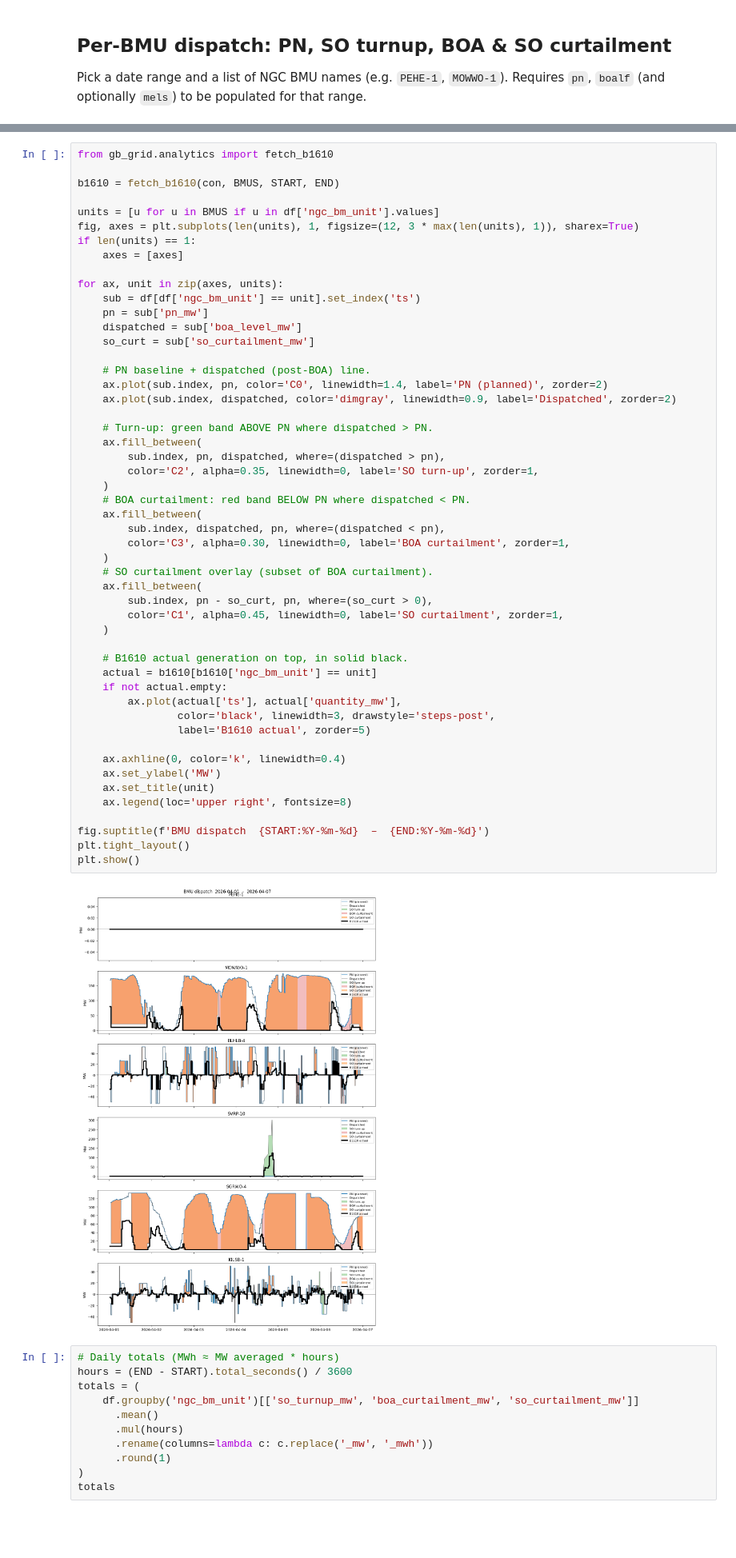
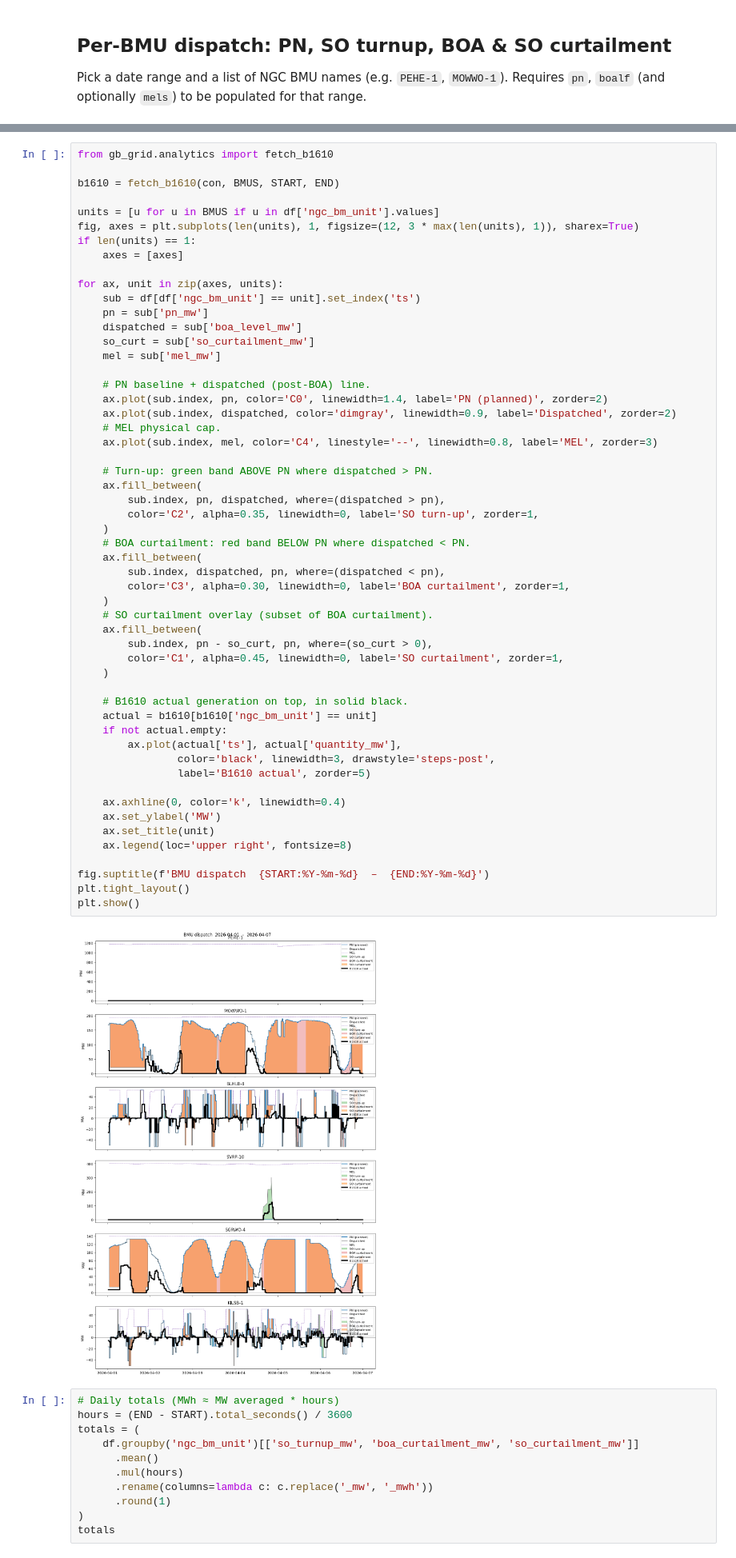
Before and after one commit to chrsphr/gb-grid, a Jupyter notebook: notebooks/explore.ipynb, the cells around one changed output, grey strips where cells are left out. Shown at 80% size. Drawn from its saved outputs; the diff is of its cells as text; blank space fills up the shorter version.

Commit message:
add MEL to graphs

```diff
--- a/notebooks/explore.ipynb
+++ b/notebooks/explore.ipynb
@@ -158,44 +158,47 @@ for ax, unit in zip(axes, units):
     pn = sub['pn_mw']
     dispatched = sub['boa_level_mw']
     so_curt = sub['so_curtailment_mw']
+    mel = sub['mel_mw']
 
     # PN baseline + dispatched (post-BOA) line.
     ax.plot(sub.index, pn, color='C0', linewidth=1.4, label='PN (planned)', zorder=2)
     ax.plot(sub.index, dispatched, color='dimgray', linewidth=0.9, label='Dispatched', zorder=2)
+    # MEL physical cap.
+    ax.plot(sub.index, mel, color='C4', linestyle='--', linewidth=0.8, label='MEL', zorder=3)
 
     # Turn-up: green band ABOVE PN where dispatched > PN.
     ax.fill_between(
         sub.index, pn, dispatched, where=(dispatched > pn),
         color='C2', alpha=0.35, linewidth=0, label='SO turn-up', zorder=1,
     )
     # BOA curtailment: red band BELOW PN where dispatched < PN.
     ax.fill_between(
         sub.index, dispatched, pn, where=(dispatched < pn),
         color='C3', alpha=0.30, linewidth=0, label='BOA curtailment', zorder=1,
     )
     # SO curtailment overlay (subset of BOA curtailment).
     ax.fill_between(
         sub.index, pn - so_curt, pn, where=(so_curt > 0),
         color='C1', alpha=0.45, linewidth=0, label='SO curtailment', zorder=1,
     )
 
     # B1610 actual generation on top, in solid black.
     actual = b1610[b1610['ngc_bm_unit'] == unit]
     if not actual.empty:
         ax.plot(actual['ts'], actual['quantity_mw'],
                 color='black', linewidth=3, drawstyle='steps-post',
                 label='B1610 actual', zorder=5)
 
     ax.axhline(0, color='k', linewidth=0.4)
     ax.set_ylabel('MW')
     ax.set_title(unit)
     ax.legend(loc='upper right', fontsize=8)
 
 fig.suptitle(f'BMU dispatch  {START:%Y-%m-%d}  –  {END:%Y-%m-%d}')
 plt.tight_layout()
 plt.show()
 # %% [output]
-[figure, old version]
+[figure, new version]
 # %%
 # Daily totals (MWh ≈ MW averaged * hours)
 hours = (END - START).total_seconds() / 3600
```
Also changed, not shown: parts of 1 cell of this notebook, 1 other file.
